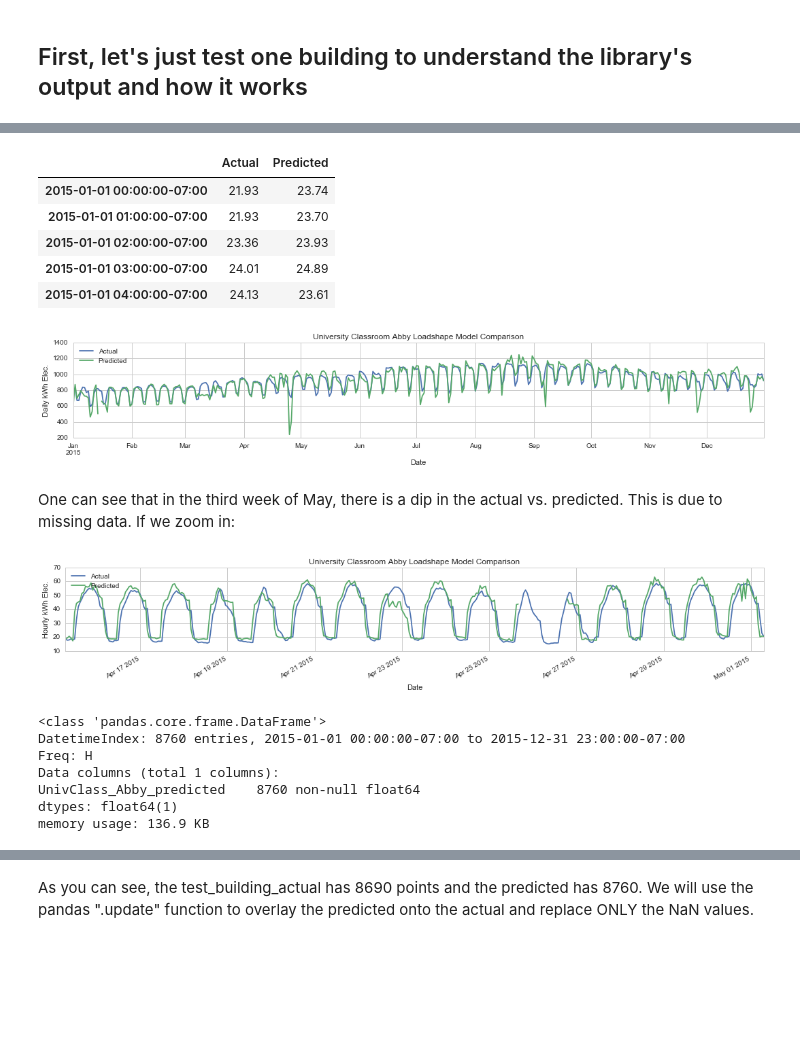
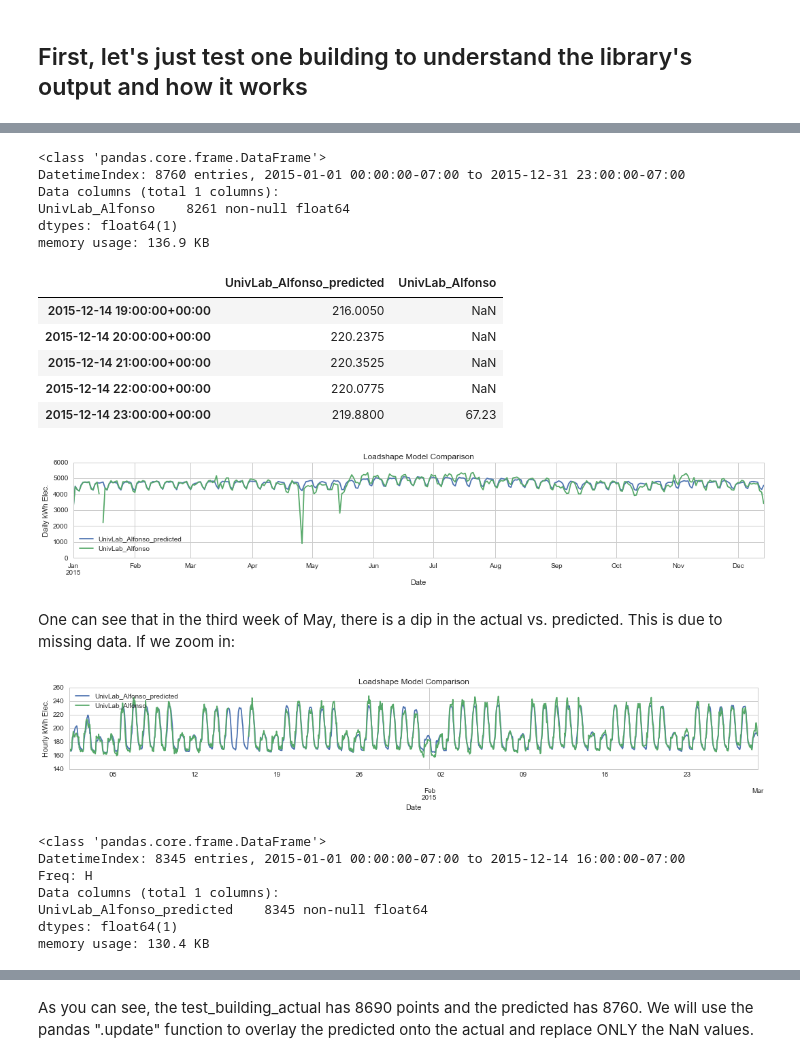
Before and after one commit to buds-lab/the-building-data-genome-project, a Jupyter notebook: notebooks/1_LoadShape Experiments.ipynb, the cells around one changed output, grey strips where cells are left out. Drawn from its saved outputs; the diff is of its cells as text; code cells hidden in the pictures; blank space fills up the shorter version.

Commit message:
Completed loadshape library implementation

```diff
--- a/notebooks/1_LoadShape Experiments.ipynb
+++ b/notebooks/1_LoadShape Experiments.ipynb
@@ -100,45 +147,60 @@ predicted.head()
+# %%
+test_building_data.info()
+# %% [output]
+<class 'pandas.core.frame.DataFrame'>
+DatetimeIndex: 8760 entries, 2015-01-01 00:00:00-07:00 to 2015-12-31 23:00:00-07:00
+Data columns (total 1 columns):
+UnivLab_Alfonso    8261 non-null float64
+dtypes: float64(1)
+memory usage: 136.9 KB
+# %%
+test_building_predicted = test_building_predicted.resample("H").mean()
 # %%
-combined = pd.merge(predicted, test_building_data, right_index=True, left_index=True)
+combined = pd.merge(test_building_predicted, test_building_data, right_index=True, left_index=True)
+#combined = combined.tz_convert(timezone)
 # %%
-combined.columns = ["Actual","Predicted"]
-combined.head()
+#combined.columns = ["Predicted","Actual"]
+combined.tail()
 # %% [output]
-|  | Actual | Predicted |
-| 2015-01-01 00:00:00-07:00 | 21.93 | 23.74 |
-| 2015-01-01 01:00:00-07:00 | 21.93 | 23.70 |
-| 2015-01-01 02:00:00-07:00 | 23.36 | 23.93 |
-| 2015-01-01 03:00:00-07:00 | 24.01 | 24.89 |
-| 2015-01-01 04:00:00-07:00 | 24.13 | 23.61 |
+|  | UnivLab_Alfonso_predicted | UnivLab_Alfonso |
+| 2015-12-14 19:00:00+00:00 | 216.0050 | NaN |
+| 2015-12-14 20:00:00+00:00 | 220.2375 | NaN |
+| 2015-12-14 21:00:00+00:00 | 220.3525 | NaN |
+| 2015-12-14 22:00:00+00:00 | 220.0775 | NaN |
+| 2015-12-14 23:00:00+00:00 | 219.8800 | 67.23 |
 # %%
 combined.resample('D').sum().plot(figsize=(15,3))
 plt.xlabel("Date")
 plt.ylabel("Daily kWh Elec.")
-plt.title("University Classroom Abby Loadshape Model Comparison")
+plt.title("Loadshape Model Comparison")
 plt.tight_layout()
-plt.savefig(os.path.join(repos_path,"reports/figures/loadshape/predictedvsactual_annual_abby.png"));
+plt.savefig(os.path.join(repos_path,"reports/figures/loadshape/predictedvsactual_annual.png"));
 # %% [output]
-[figure, old version]
+[figure, new version]
 # %% [markdown]
 One can see that in the third week of May, there is a dip in the actual vs. predicted. This is due to missing data. If we zoom in:
+# %%
+zoomdatestart = '2015-01-01'
+zoomdateend = '2015-03-01'
 # %%
-combined.truncate(before='2015-04-15',after='2015-05').plot(figsize=(15,3))
+combined.truncate(before=zoomdatestart,after=zoomdateend).plot(figsize=(15,3))
 plt.xlabel("Date")
 plt.ylabel("Hourly kWh Elec.")
-plt.title("University Classroom Abby Loadshape Model Comparison")
+plt.title("Loadshape Model Comparison")
 plt.tight_layout()
-plt.savefig(os.path.join(repos_path,"reports/figures/loadshape/predictedvsactual_zoomin_abby.png"));
+plt.savefig(os.path.join(repos_path,"reports/figures/loadshape/predictedvsactual_zoomin.png"));
 # %% [output]
-[figure, old version]
+[figure, new version]
 # %%
-predicted.resample('H').mean().info()
+test_building_predicted.resample('H').mean().info()
 # %% [output]
 <class 'pandas.core.frame.DataFrame'>
-DatetimeIndex: 8760 entries, 2015-01-01 00:00:00-07:00 to 2015-12-31 23:00:00-07:00
+DatetimeIndex: 8345 entries, 2015-01-01 00:00:00-07:00 to 2015-12-14 16:00:00-07:00
 Freq: H
 Data columns (total 1 columns):
-UnivClass_Abby_predicted    8760 non-null float64
+UnivLab_Alfonso_predicted    8345 non-null float64
 dtypes: float64(1)
-memory usage: 136.9 KB
+memory usage: 130.4 KB
 # %%
 errors = pd.DataFrame({testbuilding:loadshapemodel.error_stats})
 # %%
```
Also changed, not shown: parts of 131 cells of this notebook, 15 other files.
